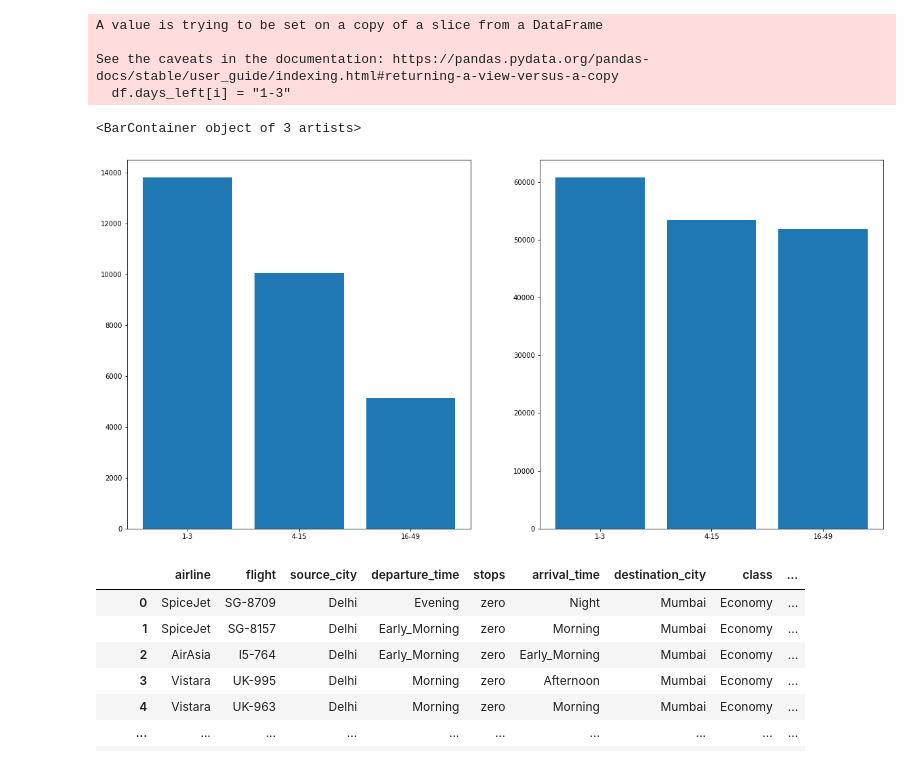
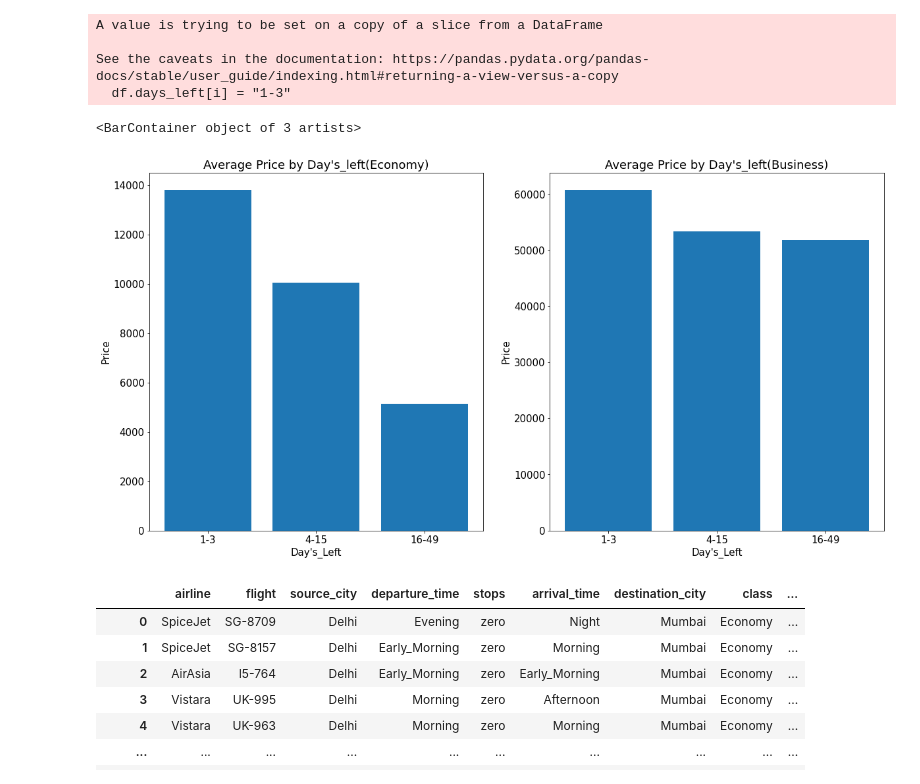
Before and after one commit to Shobanprakash/FLIGHT_PRICE_PREDICTION, a Jupyter notebook: prediction.ipynb, the cells around one changed output. Saved outputs shown, nothing was run; the diff lists cells and outputs as text; code cells hidden in the pictures.

```diff
--- a/prediction.ipynb
+++ b/prediction.ipynb
@@ -301,17 +353,23 @@ See the caveats in the documentation: https://pandas.pydata.org/pandas-docs/stab
 # %%
 plt.figure(figsize=(20,10))
 x = df[df['class']=='Economy'].groupby(['days_left'])['price'].mean().sort_values(ascending=False).keys()
 y = df[df['class']=='Economy'].groupby(['days_left'])['price'].mean().sort_values(ascending=False).unique()
 plt.subplot(1,2,1)
+plt.xlabel("Day's_Left")
+plt.ylabel("Price")
+plt.title("Average Price by Day's_left(Economy)")
 plt.bar(x,y)
 
 x = df[df['class']=='Business'].groupby(['days_left'])['price'].mean().sort_values(ascending=False).keys()
 y = df[df['class']=='Business'].groupby(['days_left'])['price'].mean().sort_values(ascending=False).unique()
 plt.subplot(1,2,2)
+plt.xlabel("Day's_Left")
+plt.ylabel("Price")
+plt.title("Average Price by Day's_left(Business)")
 plt.bar(x,y)
 # %% [output]
 <BarContainer object of 3 artists>
-[figure, old version]
+[figure, new version]
 # %%
 le  = LabelEncoder()
 # %%
```
Also changed, not shown: parts of 23 cells of this notebook.
